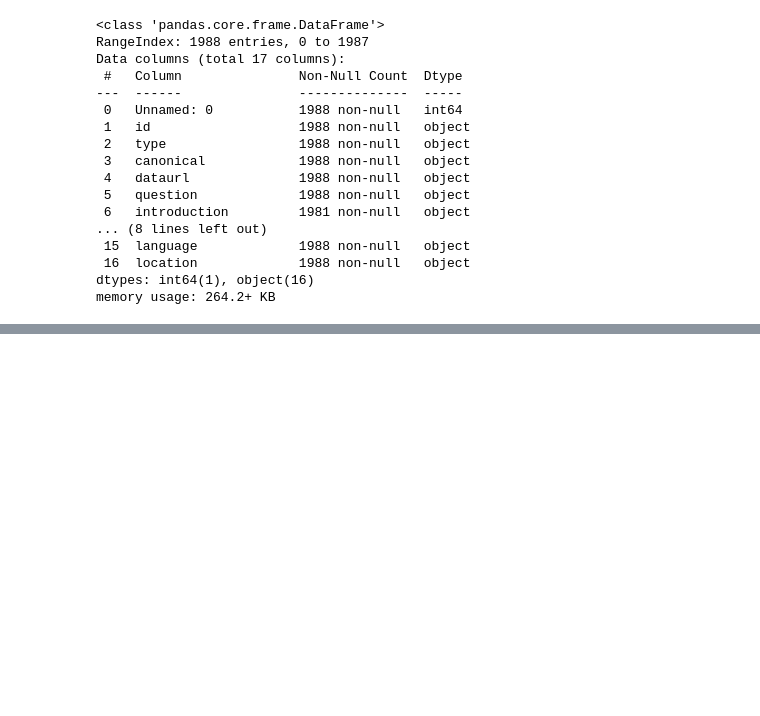
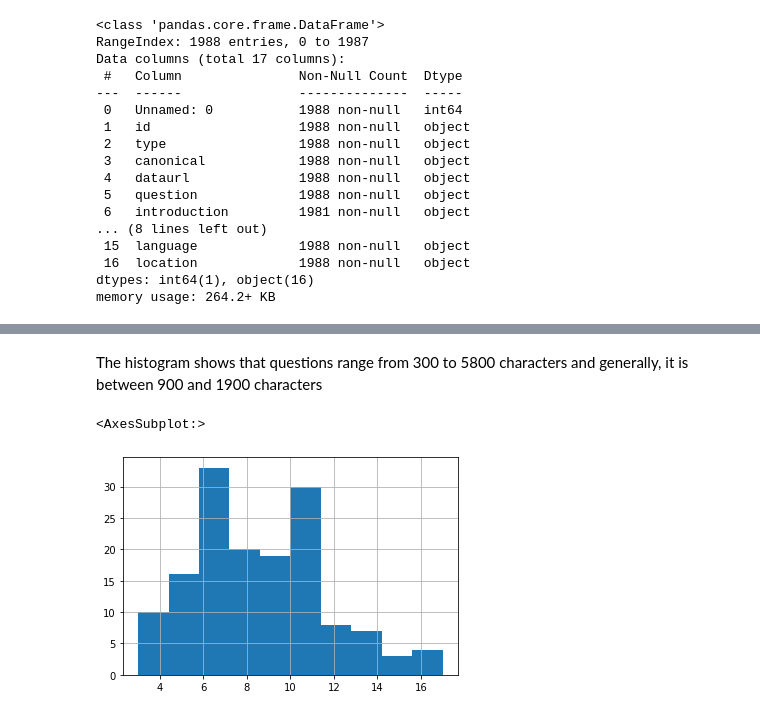
Before and after one commit to berryxmas/domain-adaptation-transformers-forQA, a Jupyter notebook: notebooks/eda-policyqa.ipynb, the cells around one changed output, grey strips where cells are left out. Saved outputs shown, nothing was run; the diff lists cells and outputs as text; code cells hidden in the pictures; blank space fills up the shorter version.

```diff
--- a/notebooks/eda-policyqa.ipynb
+++ b/notebooks/eda-policyqa.ipynb
@@ -106,0 +142,11 @@ df = df.iloc[: , 2:]
+# %% [markdown]
+The histogram shows that questions range from 300 to 5800 characters and generally, it is between 900 and 1900 characters
+# %%
+df['question'].str.split().\
+    map(lambda x: len(x)).\
+    hist()
+
+# we can see that the number of words range from 3 to 15
+# %% [output]
+<AxesSubplot:>
+[figure, added]
```
Also changed, not shown: parts of 29 cells of this notebook.
